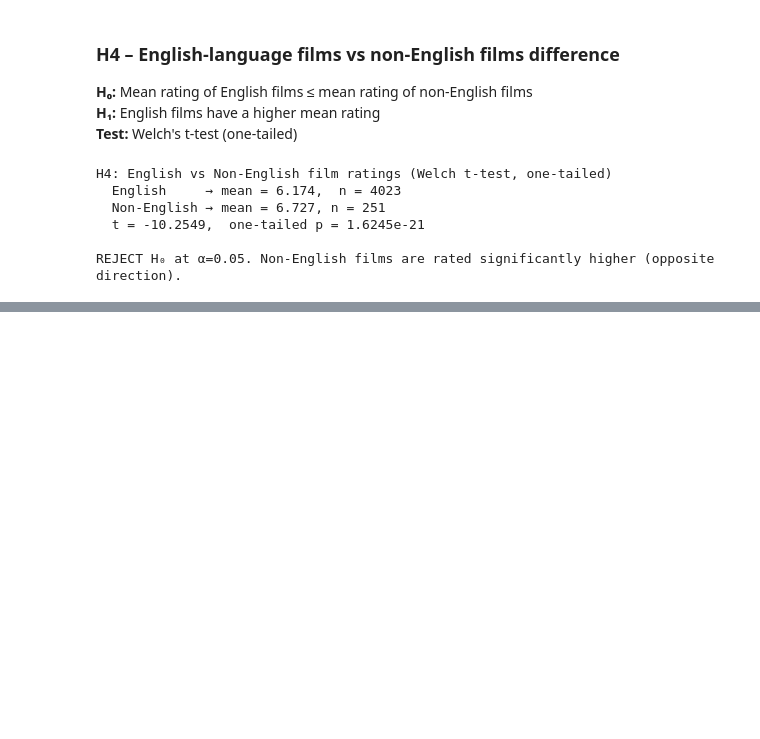
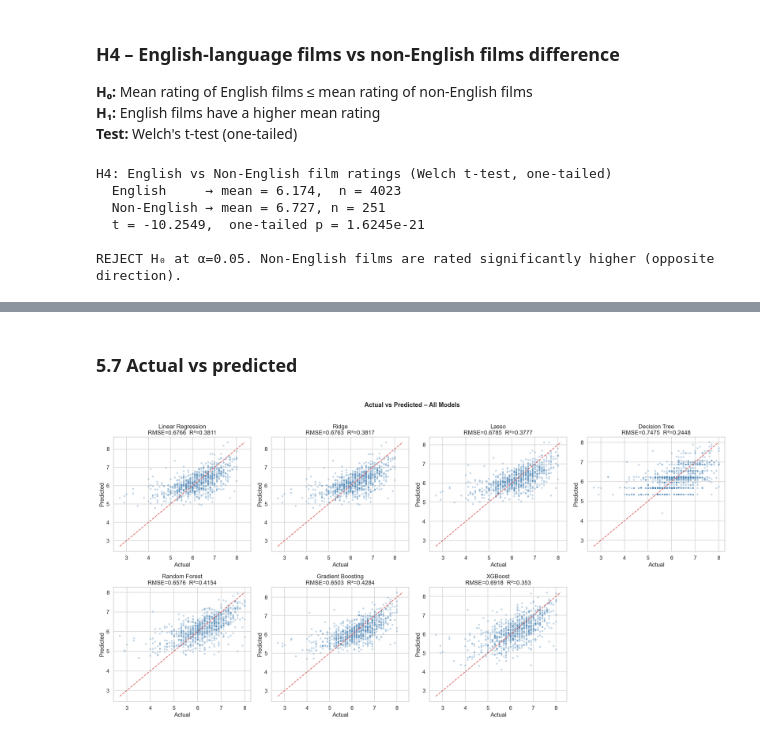
Before and after one commit to yagizmertg/DSA-Project, a Jupyter notebook: notebooks/eda.ipynb, the cells around one changed output, grey strips where cells are left out. Saved outputs shown, nothing was run; the diff lists cells and outputs as text; code cells hidden in the pictures; blank space fills up the shorter version.

```diff
--- a/notebooks/eda.ipynb
+++ b/notebooks/eda.ipynb
@@ -580,0 +747,22 @@ REJECT H₀ at α=0.05. Non-English films are rated significantly higher (opposi
+# %% [markdown]
+### 5.7 Actual vs predicted
+# %%
+fig, axes = plt.subplots(2, 4, figsize=(20, 10))
+axes = axes.flatten()
+
+for ax, (name, y_pred) in zip(axes, predictions.items()):
+    ax.scatter(y_test, y_pred, alpha=0.25, s=10, color='steelblue')
+    lims = [min(y_test.min(), y_pred.min()), max(y_test.max(), y_pred.max())]
+    ax.plot(lims, lims, 'r--', linewidth=1.5)
+    ax.set_xlabel('Actual')
+    ax.set_ylabel('Predicted')
+    ax.set_title(f'{name}\nRMSE={results[name]["RMSE"]}  R²={results[name]["R²"]}')
+
+# hide the empty 8th subplot
+axes[-1].set_visible(False)
+
+plt.suptitle('Actual vs Predicted – All Models', fontsize=14, fontweight='bold', y=1.01)
+plt.tight_layout()
+plt.show()
+# %% [output]
+[figure, added]
```
Also changed, not shown: parts of 22 cells of this notebook, 2 other files.
